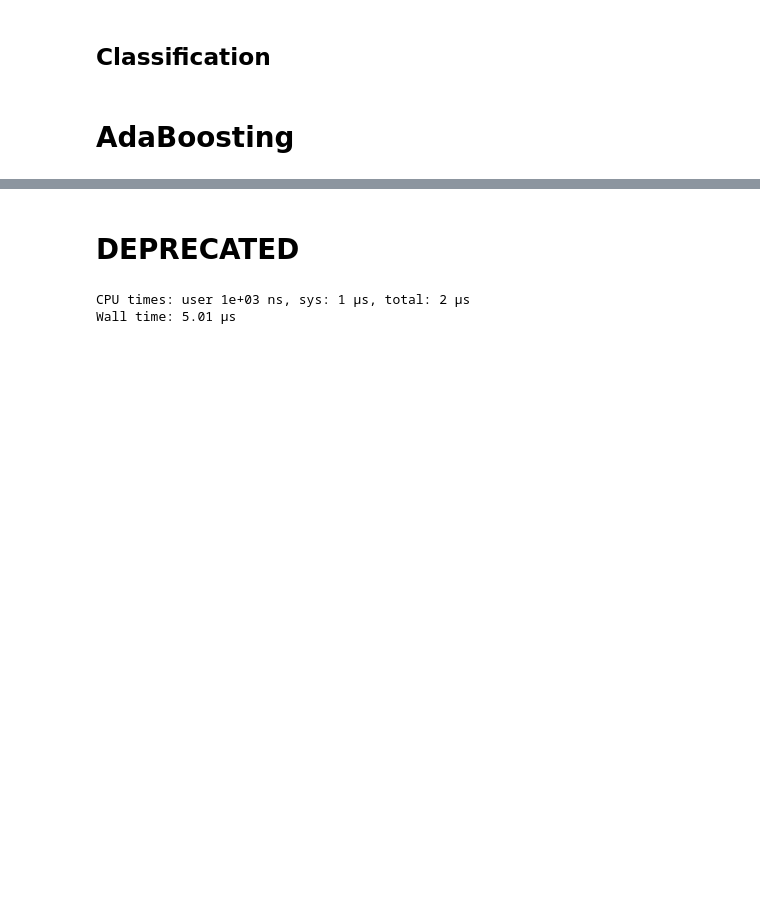
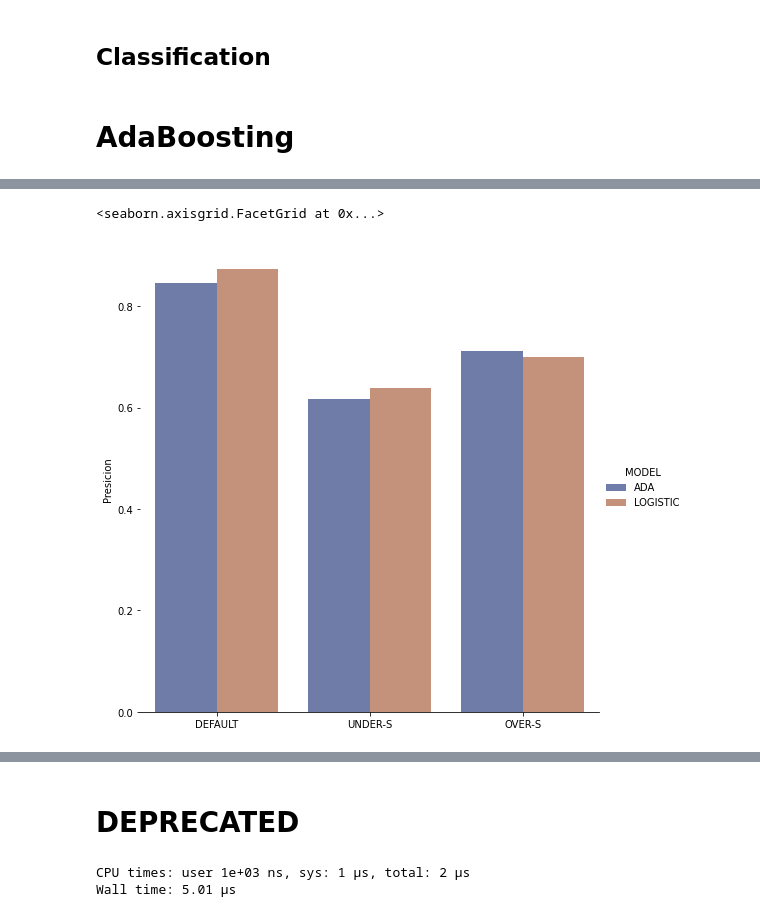
Before and after one commit to nachocodexx/cinvestav-tsmd-final01, a Jupyter notebook: Untitled.ipynb, the cells around one changed output, grey strips where cells are left out. Drawn from its saved outputs; the diff is of its cells as text; code cells hidden in the pictures; blank space fills up the shorter version.

```diff
--- a/Untitled.ipynb
+++ b/Untitled.ipynb
@@ -309,0 +422,18 @@ scores0_log = P.DataFrame(scores0,columns=["MODEL","SCORE"])
+# %%
+micros_df = P.DataFrame({
+    "SCORE":
+#     f1s+f1s_log,
+#     recalls+recalls_log,
+    micros+micros_log,
+#     weighteds+weighteds_log,
+#     "SCORE":micros+micros_log,
+#     micros+micros_log,
+#     +weighteds+micros_log+weighteds_log,
+#     "TYPE_AVG":((["MICRO"]*3)) *2 ,
+#     "TYPE_AVG":((["MICRO"]*3)+(["WEIGHTED"]*3)) *2 ,
+    "MODEL_NAME":MODEL_NAMES+MODEL_NAMES,
+    "MODEL":(["ADA"]*3 )+(["LOGISTIC"]*3)
+#     "MODEL":MODEL_NAMES+MODEL_NAMES+MODEL_NAMES_LOG+MODEL_NAMES_LOG
+})
+micros_df
+# micros,micros_log
@@ -310,2 +448,19 @@ scores0_log = P.DataFrame(scores0,columns=["MODEL","SCORE"])
+# %%
+# Draw a nested barplot by species and sex
+# _,ax = M.subplots(figsize=(10,10))
+g = SB.catplot(
+    data=micros_df, kind="bar",
+    x="MODEL_NAME", y="SCORE",hue ="MODEL",
+    ci="sd", palette="dark", alpha=.6, height=7,
+)
+g.despine(left=True)
+# plt.figsize=(10,10)
+g.set_axis_labels("", "Presicion")
+# g.set_axis_labels("", "Recall")
+# g.set_axis_labels("", "F1 - score")
+# g.legend.set_title("")
+# %% [output]
+<seaborn.axisgrid.FacetGrid at 0x...>
+[figure, added]
 # %%
 # XXX = X_tests[3][:20]
```
Also changed, not shown: parts of 21 cells of this notebook, 4 other files.
